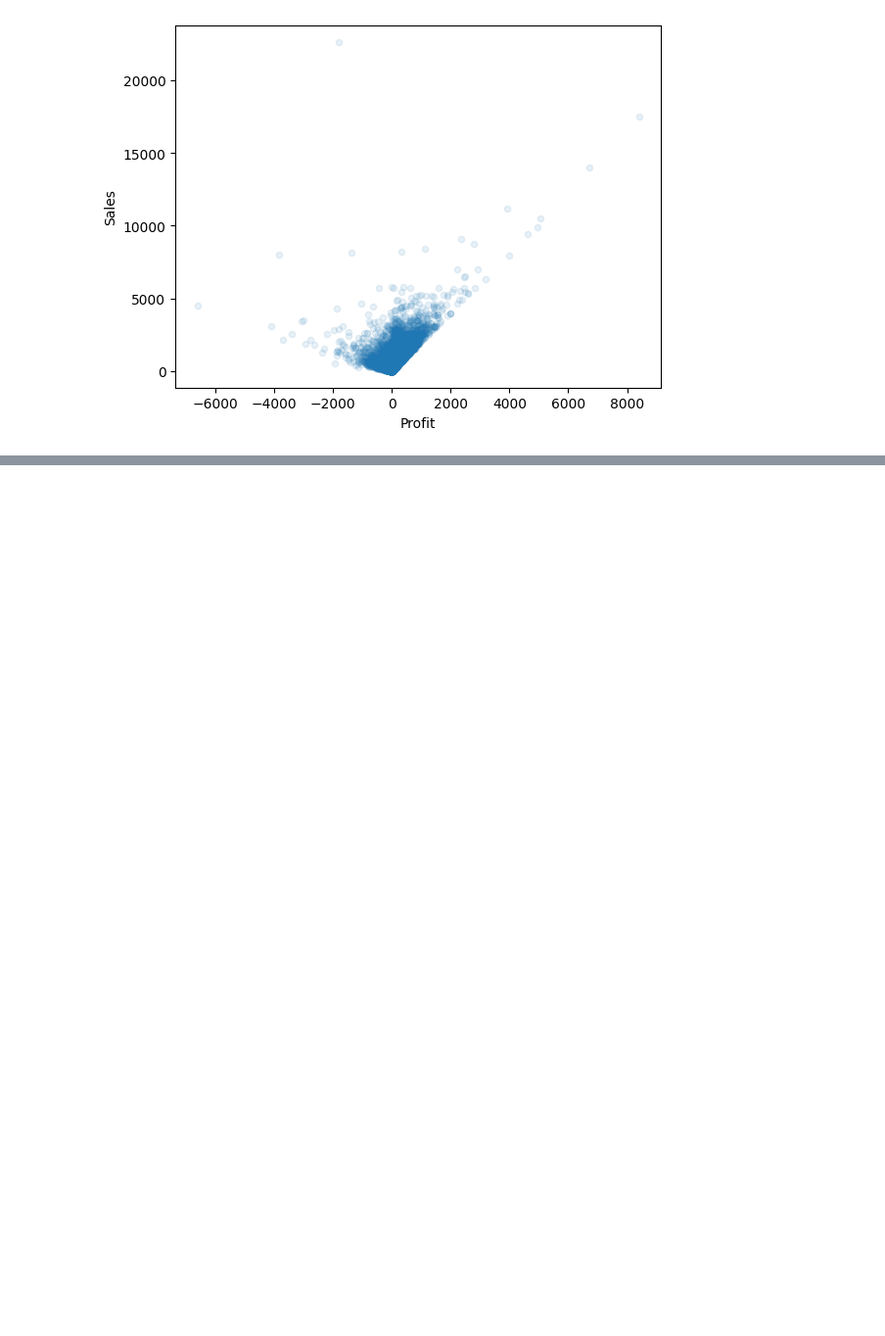
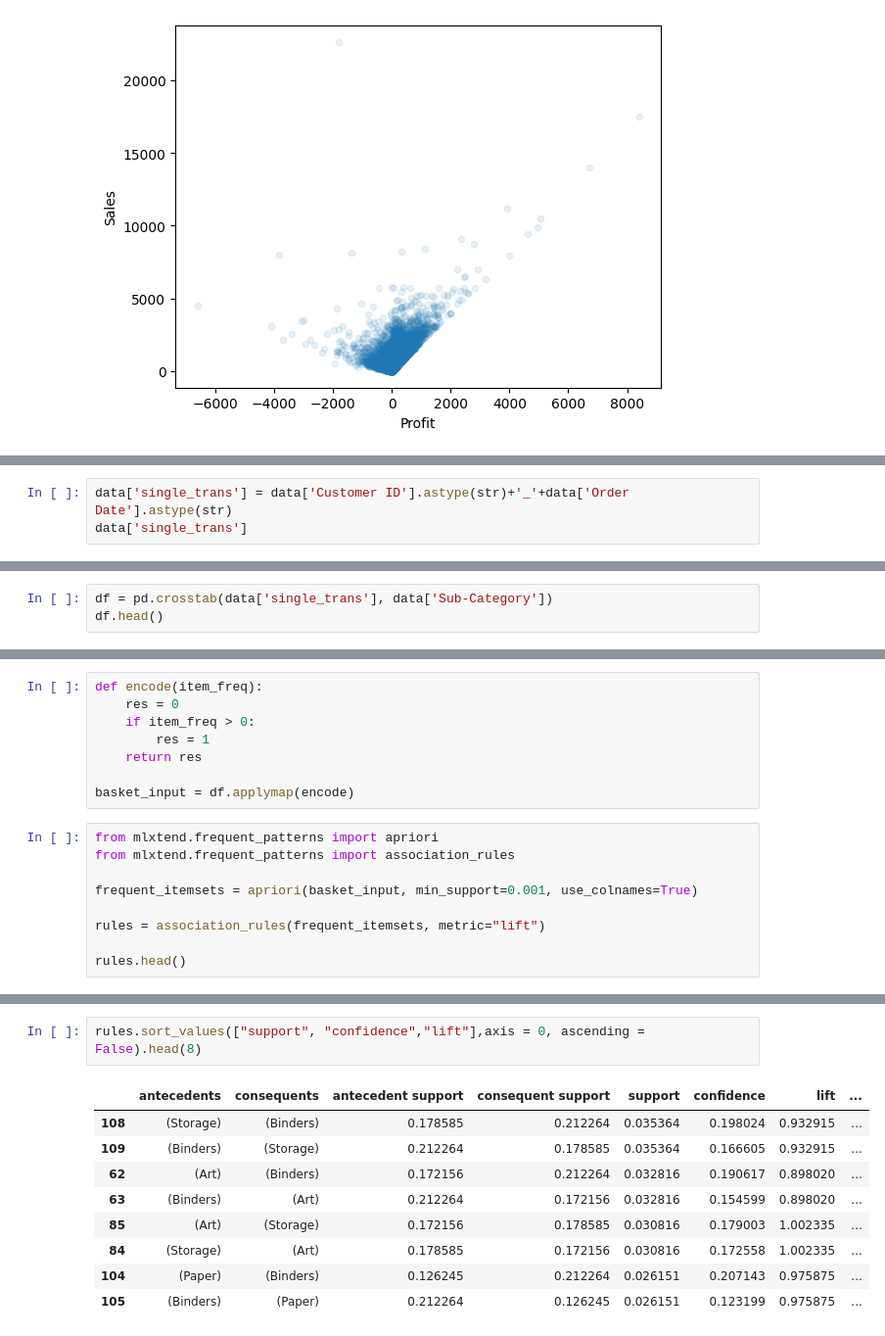
Before and after one commit to yuno-gen/GlobalStore, a Jupyter notebook: GlobalStore.ipynb, the cells around one changed output, grey strips where cells are left out. Shown at 98% size. Cells and saved outputs as stored; diff of their text form; blank space fills up the shorter version.

```diff
--- a/GlobalStore.ipynb
+++ b/GlobalStore.ipynb
@@ -121,0 +126,3 @@ data.plot(kind = "scatter", x="Profit", y="Sales", alpha=0.1)
+# %%
+data['single_trans'] = data['Customer ID'].astype(str)+'_'+data['Order Date'].astype(str)
+data['single_trans']
@@ -121,0 +142,3 @@ data.plot(kind = "scatter", x="Profit", y="Sales", alpha=0.1)
+# %%
+df = pd.crosstab(data['single_trans'], data['Sub-Category'])
+df.head()
@@ -121,0 +153,17 @@ data.plot(kind = "scatter", x="Profit", y="Sales", alpha=0.1)
+# %%
+def encode(item_freq):
+    res = 0
+    if item_freq > 0:
+        res = 1
+    return res
+
+basket_input = df.applymap(encode)
+# %%
+from mlxtend.frequent_patterns import apriori
+from mlxtend.frequent_patterns import association_rules
+
+frequent_itemsets = apriori(basket_input, min_support=0.001, use_colnames=True)
+
+rules = association_rules(frequent_itemsets, metric="lift")
+
+rules.head()
@@ -121,0 +177,12 @@ data.plot(kind = "scatter", x="Profit", y="Sales", alpha=0.1)
+# %%
+rules.sort_values(["support", "confidence","lift"],axis = 0, ascending = False).head(8)
+# %% [output]
+|  | antecedents | consequents | antecedent support | consequent support | support | confidence | lift | ... |
+| 108 | (Storage) | (Binders) | 0.178585 | 0.212264 | 0.035364 | 0.198024 | 0.932915 | ... |
+| 109 | (Binders) | (Storage) | 0.212264 | 0.178585 | 0.035364 | 0.166605 | 0.932915 | ... |
+| 62 | (Art) | (Binders) | 0.172156 | 0.212264 | 0.032816 | 0.190617 | 0.898020 | ... |
+| 63 | (Binders) | (Art) | 0.212264 | 0.172156 | 0.032816 | 0.154599 | 0.898020 | ... |
+| 85 | (Art) | (Storage) | 0.172156 | 0.178585 | 0.030816 | 0.179003 | 1.002335 | ... |
+| 84 | (Storage) | (Art) | 0.178585 | 0.172156 | 0.030816 | 0.172558 | 1.002335 | ... |
+| 104 | (Paper) | (Binders) | 0.126245 | 0.212264 | 0.026151 | 0.207143 | 0.975875 | ... |
+| 105 | (Binders) | (Paper) | 0.212264 | 0.126245 | 0.026151 | 0.123199 | 0.975875 | ... |
```
Also changed, not shown: parts of 13 cells of this notebook.
